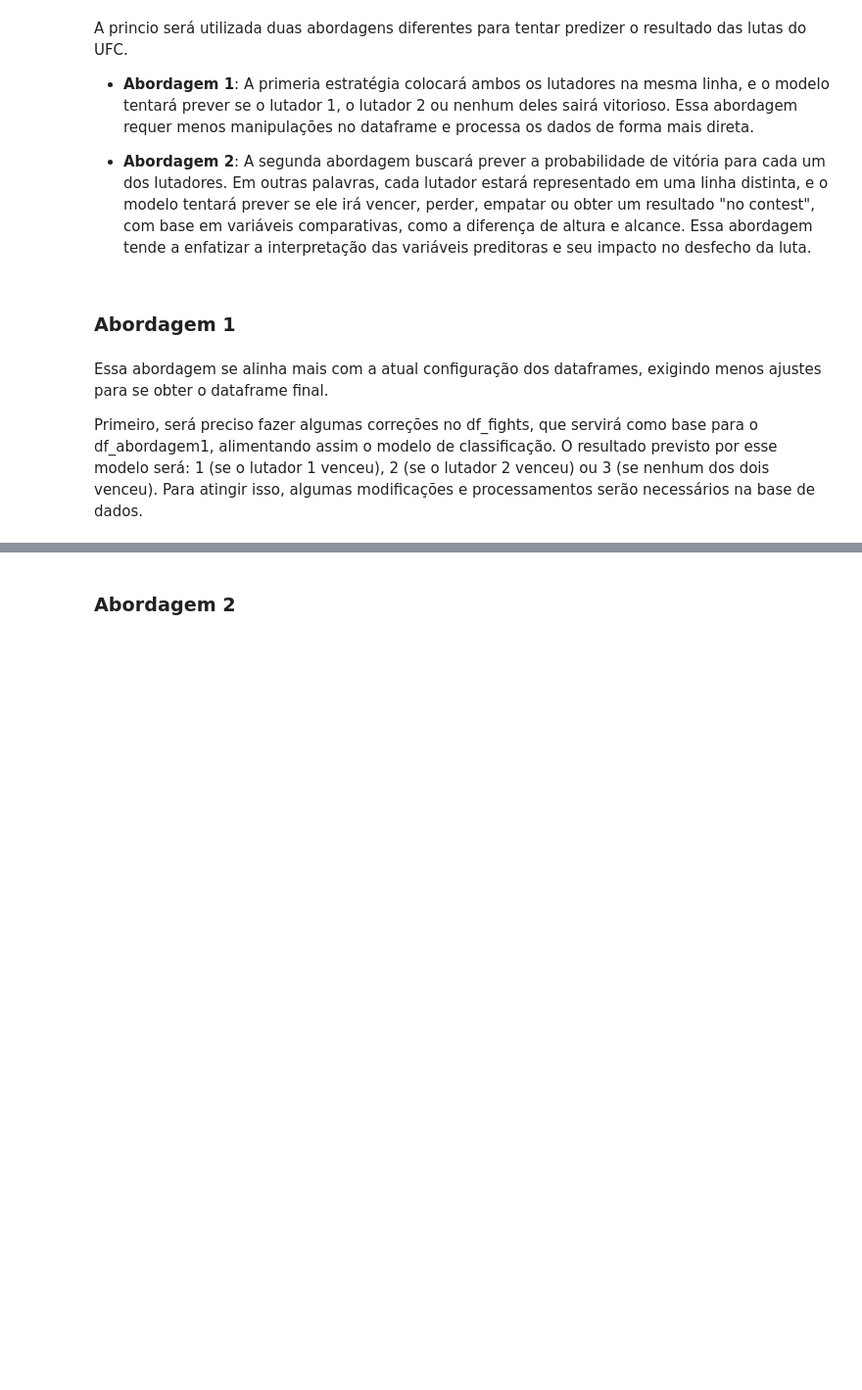
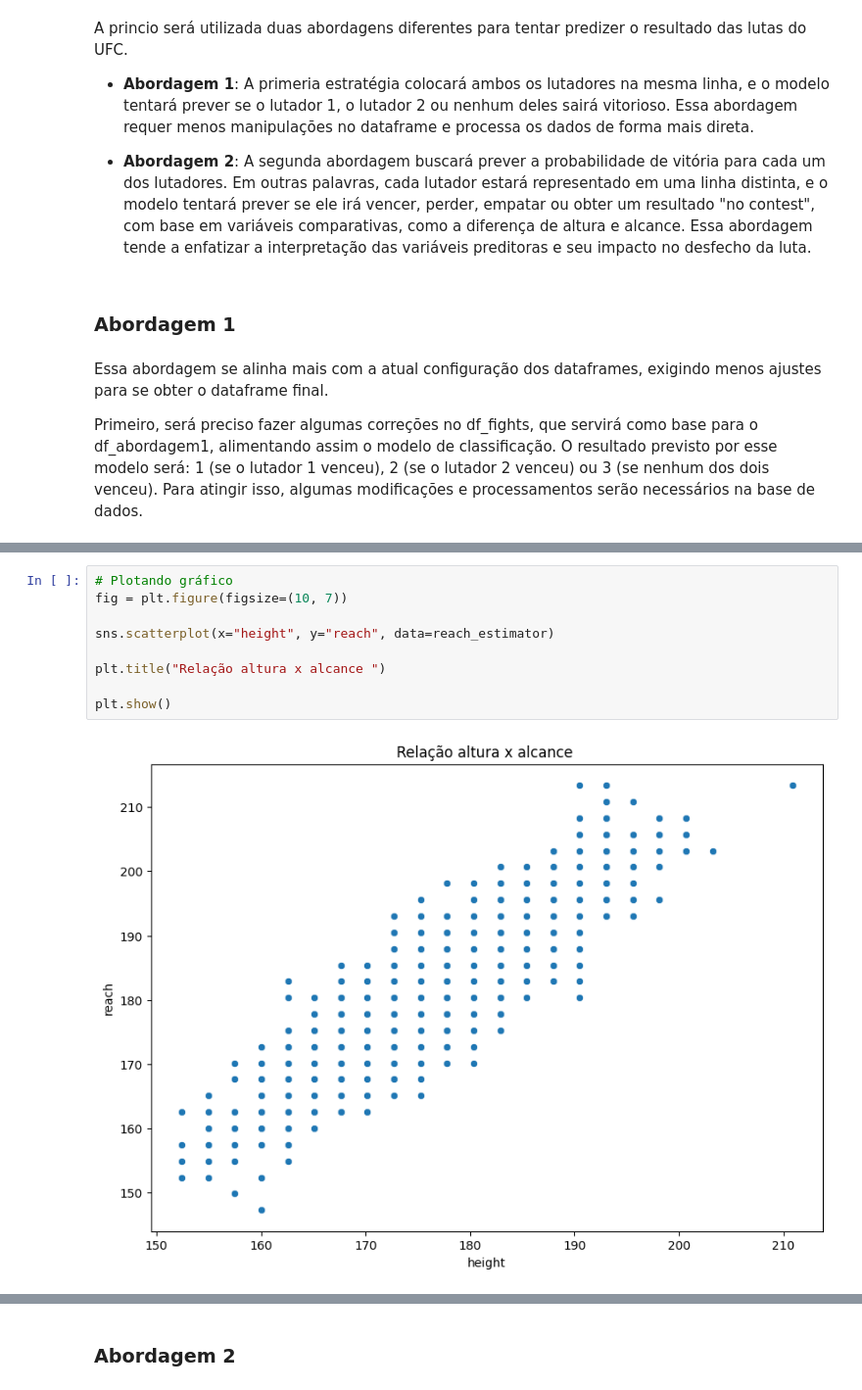
Before and after one commit to murilocechin/UFC-bets, a Jupyter notebook: analise_exploratoria/analise_exploratoria.ipynb, the cells around one changed output, grey strips where cells are left out. Shown at 98% size. Cells and saved outputs as stored; diff of their text form; blank space fills up the shorter version.

```diff
--- a/analise_exploratoria/analise_exploratoria.ipynb
+++ b/analise_exploratoria/analise_exploratoria.ipynb
@@ -169,0 +775,11 @@ df_fights
+# %%
+# Plotando gráfico
+fig = plt.figure(figsize=(10, 7))
+
+sns.scatterplot(x="height", y="reach", data=reach_estimator)
+
+plt.title("Relação altura x alcance ")
+
+plt.show()
+# %% [output]
+[figure, added]
```
Also changed, not shown: parts of 70 cells of this notebook, 1 other file.
